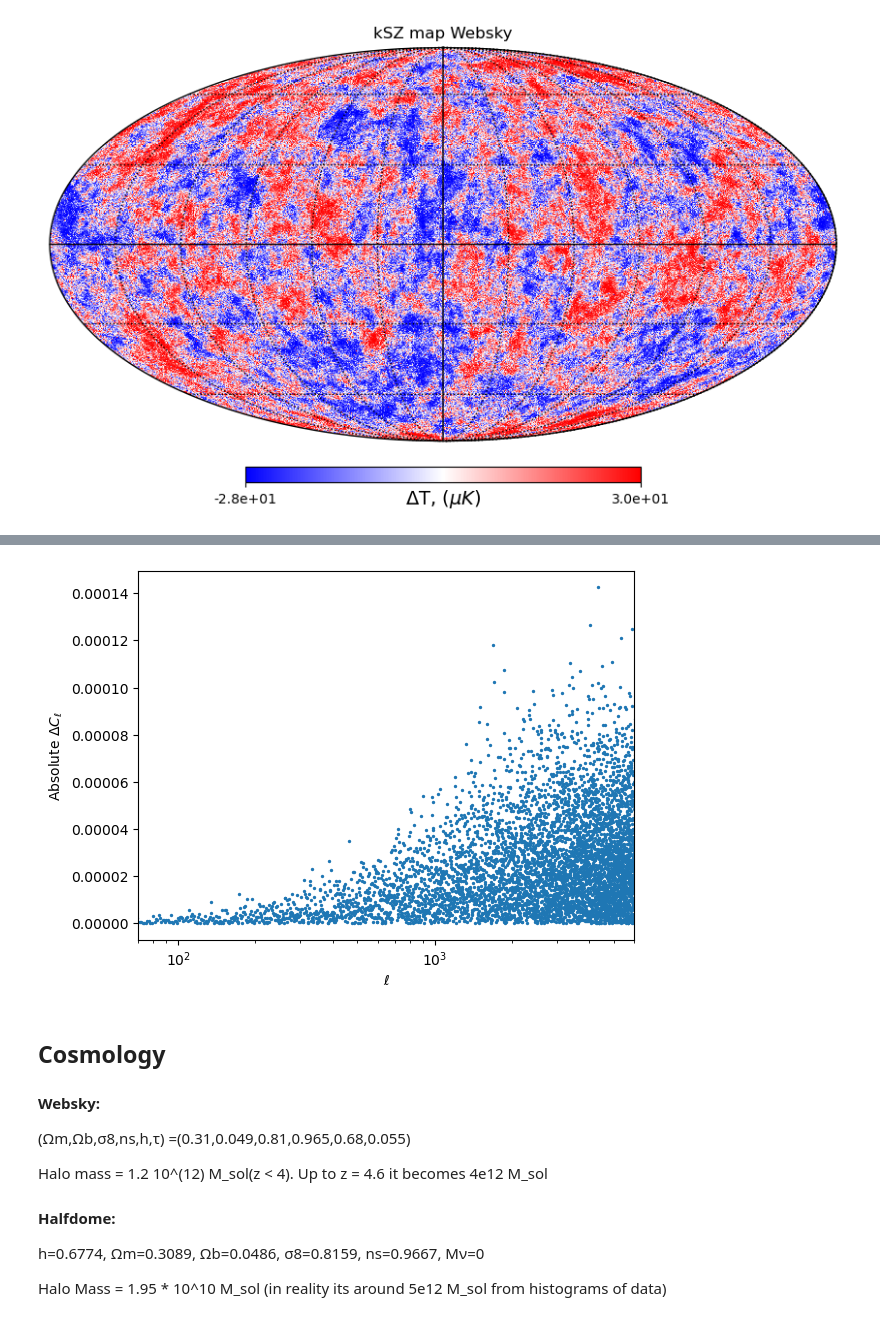
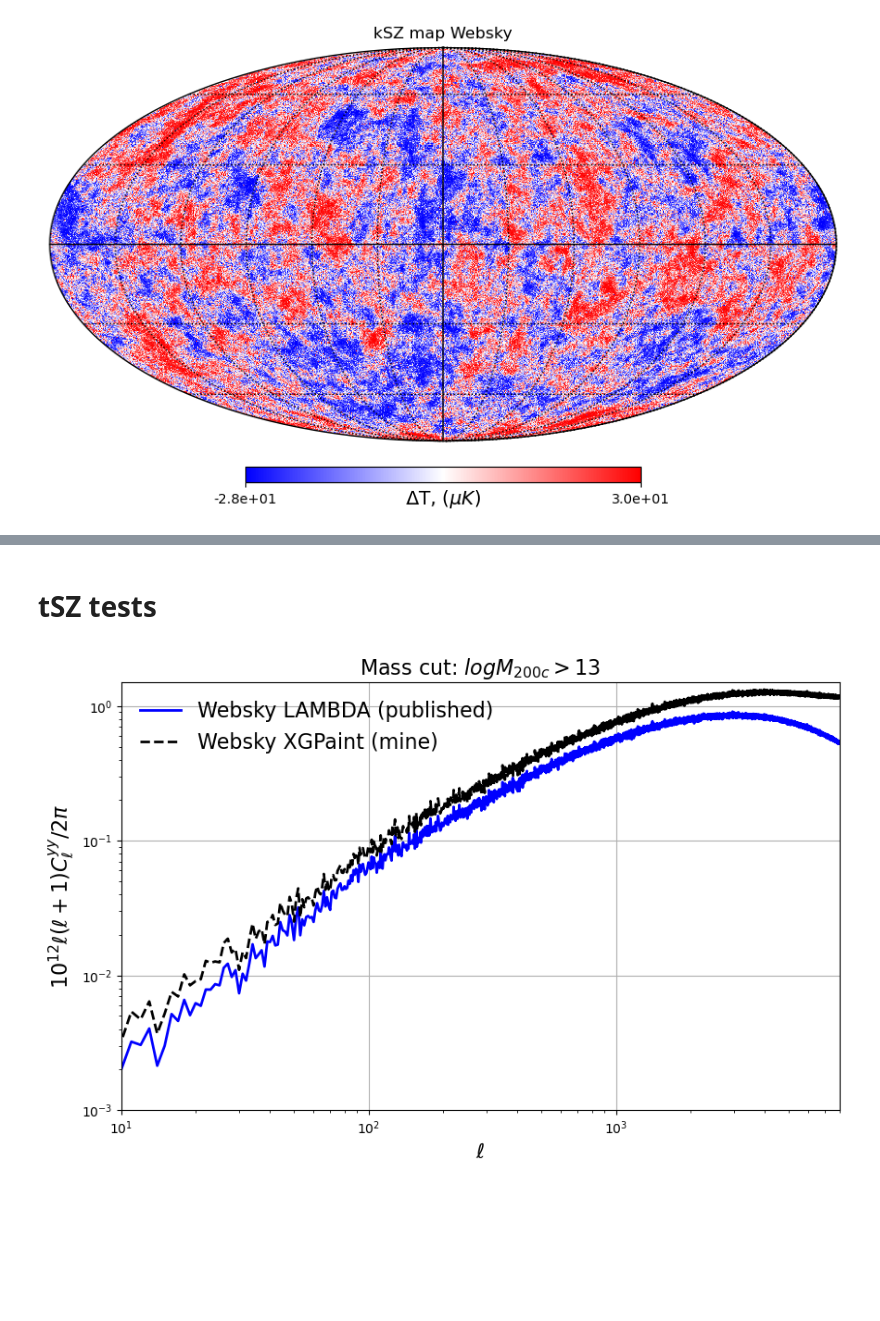
Before and after one commit to kristero/HalfDome_kSZ, a Jupyter notebook: Testing_websky.ipynb, the cells around one changed output, grey strips where cells are left out. Saved outputs shown, nothing was run; the diff lists cells and outputs as text; code cells hidden in the pictures; blank space fills up the shorter version.

```diff
--- a/Testing_websky.ipynb
+++ b/Testing_websky.ipynb
@@ -110,18 +88,0 @@ Data for other sims from https://lambda.gsfc.nasa.gov/simulation/full_sky_sims_o
-# %%
-plt.scatter(ell16, abs((Dl16*factor_mult - Dl19*factor_mult)), s = 2, label = "HalfDome M>1e13")
-plt.xlim((70, 6000))
-plt.xlabel(r"$\ell$")
-plt.ylabel(r"Absolute $\Delta C_{\ell}$")
-plt.xscale("log")
-# %% [output]
-[figure, removed]
-# %% [markdown]
-## Cosmology
-#### Websky:
-(Ωm,Ωb,σ8,ns,h,τ) =(0.31,0.049,0.81,0.965,0.68,0.055)
-
-Halo mass = 1.2 10^(12) M_sol(z < 4). Up to z = 4.6 it becomes 4e12 M_sol
-#### Halfdome:
- h=0.6774, Ωm=0.3089, Ωb=0.0486, σ8=0.8159, ns=0.9667, Mν=0
-
- Halo Mass = 1.95 * 10^10 M_sol (in reality its around 5e12 M_sol from histograms of data)
@@ -171,0 +89,35 @@ Halo mass = 1.2 10^(12) M_sol(z < 4). Up to z = 4.6 it becomes 4e12 M_sol
+# %% [markdown]
+# tSZ tests
+# %%
+fname3 = "tsz.fits"
+Dl3, ell3 = power_spectra_computation(fname3)
+# %%
+cl_soc = hp.read_cl("batched_data/websky_tSZ_cl_m200c_default_sett_SOConverter.fits")[1]  # 1D array
+ells_soc = np.array(range(len(cl_soc)))
+Dl_soc = ells_soc*(ells_soc+1)*cl_soc/(2*np.pi)
+# %%
+plt.figure(figsize = (10, 6))
+
+
+# plt.plot(ell_tsz, Dl_tsz*10**12, linewidth = 2, label = "HalfDome", c= 'purple')
+# plt.plot(ell_tsz2, Dl_tsz2*10**12, "--", linewidth = 2, label = "Websky XGPaint", c= 'blue')
+# plt.plot(ell4, Dl4*10**12, linewidth = 2, label = "Websky no mass corr", c= 'green')
+plt.plot(ell3, Dl3*10**12, linewidth = 2, label = "Websky LAMBDA (published)", c= 'blue')
+# plt.plot(ell5, Dl5*10**12, "--", linewidth = 2, label = "Websky M*h", c= 'red')
+# plt.plot(ells_ph, Dl_ph*10**12, "--", linewidth = 2, label = "Websky mine", c= 'orange')
+plt.plot(ells_soc, Dl_soc*10**12, "--", linewidth = 2, label = "Websky XGPaint (mine)", c= 'black')
+
+
+plt.xlabel(r"$\ell$", fontsize= 16); plt.ylabel(r"$10^{12} \ell(\ell+1)C^{yy}_\ell/2\pi $", fontsize = 16)
+plt.xlim((10, 8000))
+plt.ylim((1e-3, 1.5))
+plt.xscale("log")
+plt.yscale("log")
+# plt.title(title)
+plt.legend(frameon = False, fontsize = 16)
+plt.grid()
+plt.title("Mass cut: $logM_{200c} > 13$", fontsize =16)
+# plt.savefig("plots\tSZ_HalfDome_vs_Websky.png")
+plt.show()
+# %% [output]
+[figure, added]
```
Also changed, not shown: parts of 13 cells of this notebook.
